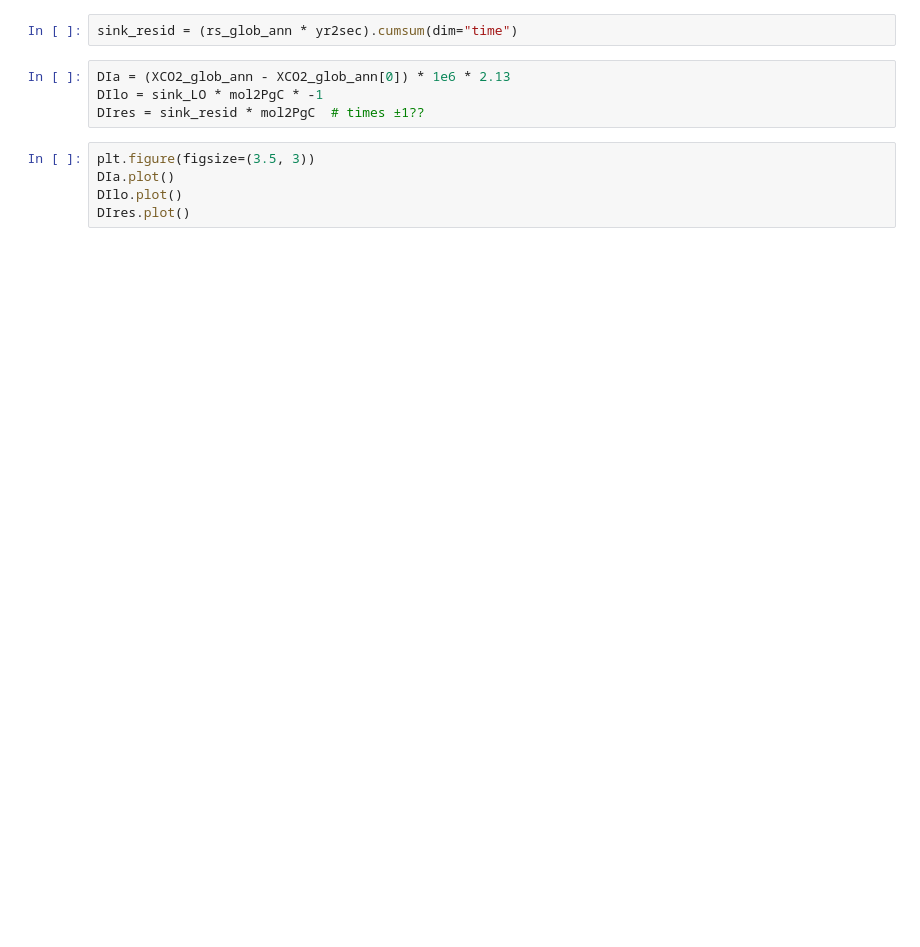
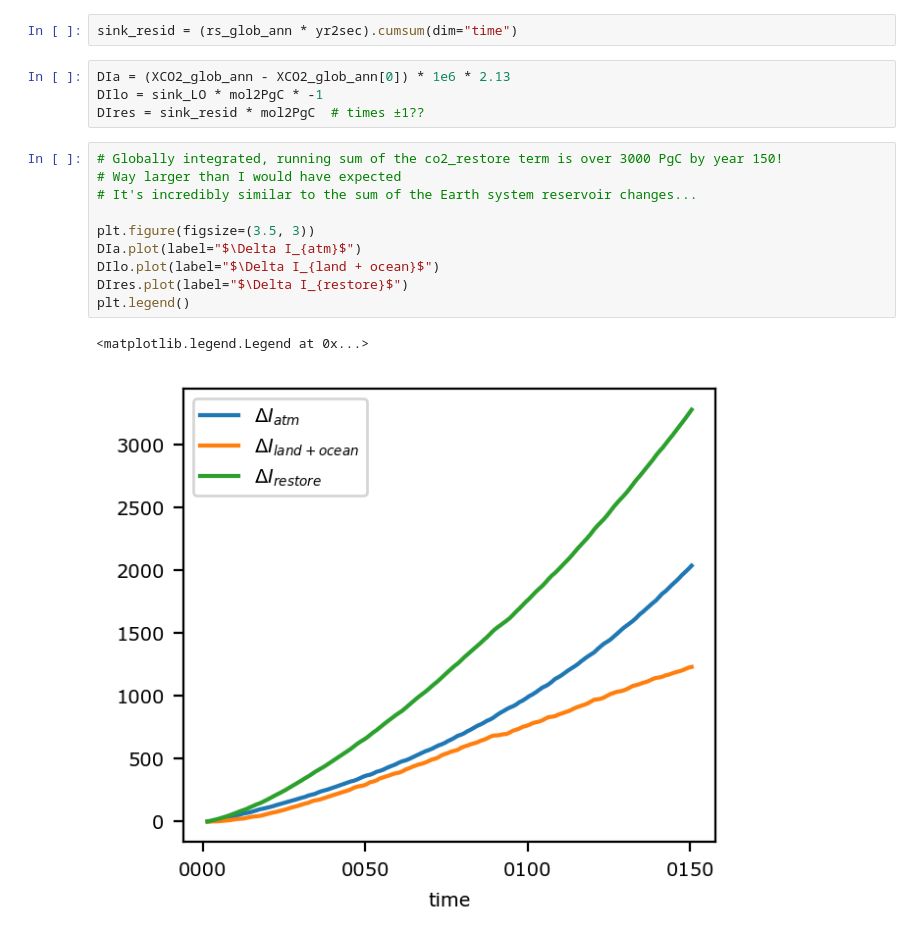
Before and after one commit to keturner8/TCRE-gfdl-esm4, a Jupyter notebook: tcre_initial.ipynb, the cells around one changed output. Drawn from its saved outputs; the diff is of its cells as text; blank space fills up the shorter version.

```diff
--- a/tcre_initial.ipynb
+++ b/tcre_initial.ipynb
@@ -230,7 +284,15 @@ DIa = (XCO2_glob_ann - XCO2_glob_ann[0]) * 1e6 * 2.13
 DIlo = sink_LO * mol2PgC * -1
 DIres = sink_resid * mol2PgC  # times ±1??
 # %%
+# Globally integrated, running sum of the co2_restore term is over 3000 PgC by year 150!
+# Way larger than I would have expected
+# It's incredibly similar to the sum of the Earth system reservoir changes...
+
 plt.figure(figsize=(3.5, 3))
-DIa.plot()
-DIlo.plot()
-DIres.plot()
+DIa.plot(label="$\Delta I_{atm}$")
+DIlo.plot(label="$\Delta I_{land + ocean}$")
+DIres.plot(label="$\Delta I_{restore}$")
+plt.legend()
+# %% [output]
+<matplotlib.legend.Legend at 0x...>
+[figure, added]
```
Also changed, not shown: parts of 6 cells of this notebook.
